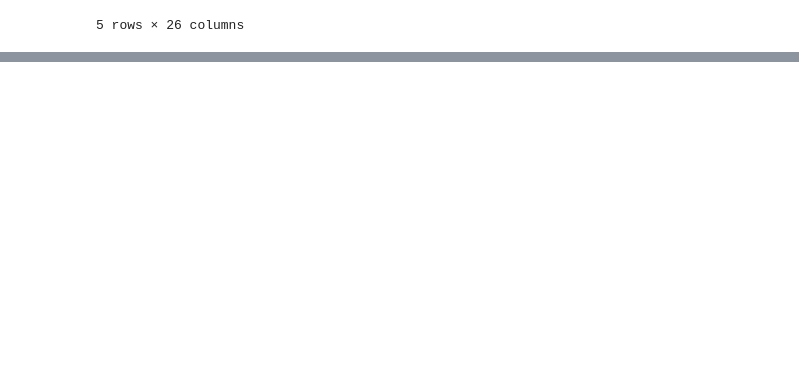
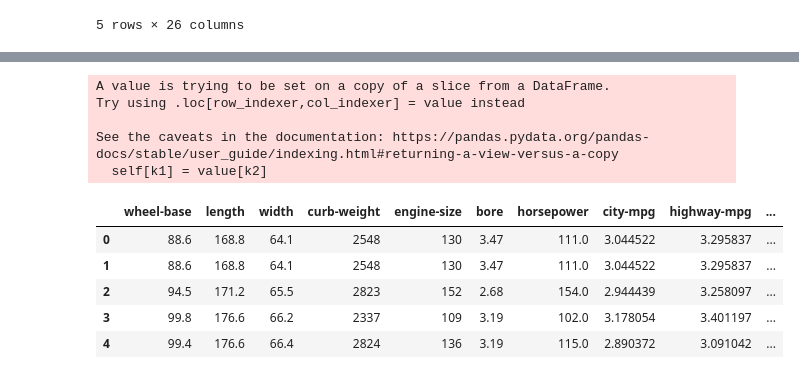
Before and after one commit to arifmujib/Final-GitHub-Projects, a Jupyter notebook: Project Cleaning and Analyzing Data.ipynb, the cells around one changed output, grey strips where cells are left out. Saved outputs shown, nothing was run; the diff lists cells and outputs as text; code cells hidden in the pictures; blank space fills up the shorter version.

```diff
--- a/Project Cleaning and Analyzing Data.ipynb
+++ b/Project Cleaning and Analyzing Data.ipynb
@@ -322,0 +378,15 @@ sns.boxplot(df['fuel-type'], df['price'])
+# %%
+df[['4wd', 'fwd', 'rwd']]= pd.get_dummies(df[['drive-wheels']])
+df.head()
+# %% [output]
+A value is trying to be set on a copy of a slice from a DataFrame.
+Try using .loc[row_indexer,col_indexer] = value instead
+
+See the caveats in the documentation: https://pandas.pydata.org/pandas-docs/stable/user_guide/indexing.html#returning-a-view-versus-a-copy
+  self[k1] = value[k2]
+|  | wheel-base | length | width | curb-weight | engine-size | bore | horsepower | city-mpg | highway-mpg | ... |
+| 0 | 88.6 | 168.8 | 64.1 | 2548 | 130 | 3.47 | 111.0 | 3.044522 | 3.295837 | ... |
+| 1 | 88.6 | 168.8 | 64.1 | 2548 | 130 | 3.47 | 111.0 | 3.044522 | 3.295837 | ... |
+| 2 | 94.5 | 171.2 | 65.5 | 2823 | 152 | 2.68 | 154.0 | 2.944439 | 3.258097 | ... |
+| 3 | 99.8 | 176.6 | 66.2 | 2337 | 109 | 3.19 | 102.0 | 3.178054 | 3.401197 | ... |
+| 4 | 99.4 | 176.6 | 66.4 | 2824 | 136 | 3.19 | 115.0 | 2.890372 | 3.091042 | ... |
```
Also changed, not shown: parts of 13 cells of this notebook.
